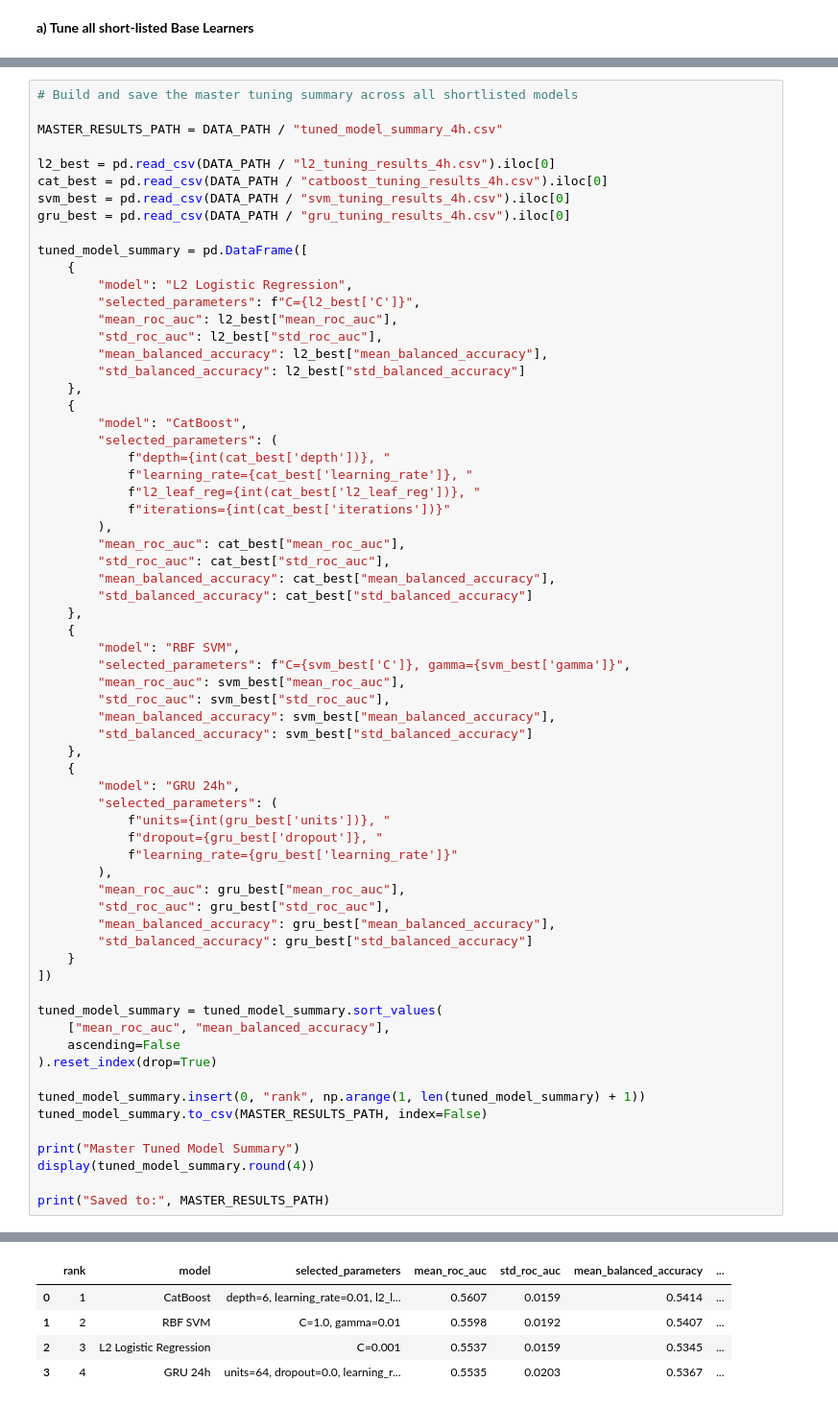
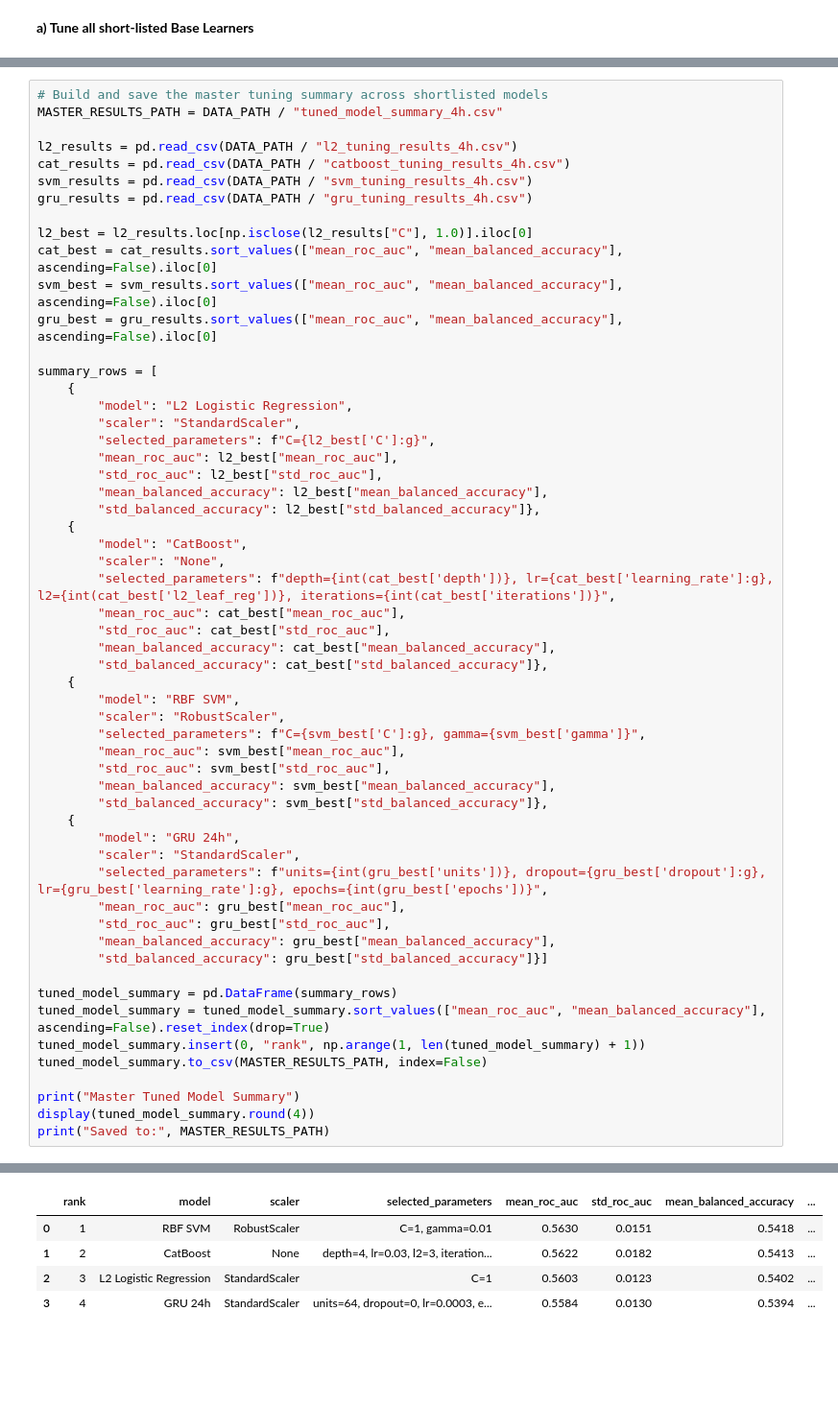
Before and after one commit to jade-lam/CQF, a Jupyter notebook: CQF_Final_Project.ipynb, the cells around one changed output, grey strips where cells are left out. Shown at 96% size. Saved outputs shown, nothing was run; the diff lists cells and outputs as text; blank space fills up the shorter version.

```diff
--- a/CQF_Final_Project.ipynb
+++ b/CQF_Final_Project.ipynb
@@ -5774,74 +5764,64 @@ Final results saved to: /content/drive/MyDrive/Colab Notebooks/CQF_final_project
 # %%
-# Build and save the master tuning summary across all shortlisted models
-
+# Build and save the master tuning summary across shortlisted models
 MASTER_RESULTS_PATH = DATA_PATH / "tuned_model_summary_4h.csv"
 
-l2_best = pd.read_csv(DATA_PATH / "l2_tuning_results_4h.csv").iloc[0]
-cat_best = pd.read_csv(DATA_PATH / "catboost_tuning_results_4h.csv").iloc[0]
-svm_best = pd.read_csv(DATA_PATH / "svm_tuning_results_4h.csv").iloc[0]
-gru_best = pd.read_csv(DATA_PATH / "gru_tuning_results_4h.csv").iloc[0]
+l2_results = pd.read_csv(DATA_PATH / "l2_tuning_results_4h.csv")
+cat_results = pd.read_csv(DATA_PATH / "catboost_tuning_results_4h.csv")
+svm_results = pd.read_csv(DATA_PATH / "svm_tuning_results_4h.csv")
+gru_results = pd.read_csv(DATA_PATH / "gru_tuning_results_4h.csv")
 
-tuned_model_summary = pd.DataFrame([
+l2_best = l2_results.loc[np.isclose(l2_results["C"], 1.0)].iloc[0]
+cat_best = cat_results.sort_values(["mean_roc_auc", "mean_balanced_accuracy"], ascending=False).iloc[0]
+svm_best = svm_results.sort_values(["mean_roc_auc", "mean_balanced_accuracy"], ascending=False).iloc[0]
+gru_best = gru_results.sort_values(["mean_roc_auc", "mean_balanced_accuracy"], ascending=False).iloc[0]
+
+summary_rows = [
     {
         "model": "L2 Logistic Regression",
-        "selected_parameters": f"C={l2_best['C']}",
+        "scaler": "StandardScaler",
+        "selected_parameters": f"C={l2_best['C']:g}",
         "mean_roc_auc": l2_best["mean_roc_auc"],
         "std_roc_auc": l2_best["std_roc_auc"],
         "mean_balanced_accuracy": l2_best["mean_balanced_accuracy"],
-        "std_balanced_accuracy": l2_best["std_balanced_accuracy"]
-    },
+        "std_balanced_accuracy": l2_best["std_balanced_accuracy"]},
     {
         "model": "CatBoost",
-        "selected_parameters": (
-            f"depth={int(cat_best['depth'])}, "
-            f"learning_rate={cat_best['learning_rate']}, "
-            f"l2_leaf_reg={int(cat_best['l2_leaf_reg'])}, "
-            f"iterations={int(cat_best['iterations'])}"
-        ),
+        "scaler": "None",
+        "selected_parameters": f"depth={int(cat_best['depth'])}, lr={cat_best['learning_rate']:g}, l2={int(cat_best['l2_leaf_reg'])}, iterations={int(cat_best['iterations'])}",
         "mean_roc_auc": cat_best["mean_roc_auc"],
         "std_roc_auc": cat_best["std_roc_auc"],
         "mean_balanced_accuracy": cat_best["mean_balanced_accuracy"],
-        "std_balanced_accuracy": cat_best["std_balanced_accuracy"]
-    },
+        "std_balanced_accuracy": cat_best["std_balanced_accuracy"]},
     {
         "model": "RBF SVM",
-        "selected_parameters": f"C={svm_best['C']}, gamma={svm_best['gamma']}",
+        "scaler": "RobustScaler",
+        "selected_parameters": f"C={svm_best['C']:g}, gamma={svm_best['gamma']}",
         "mean_roc_auc": svm_best["mean_roc_auc"],
         "std_roc_auc": svm_best["std_roc_auc"],
         "mean_balanced_accuracy": svm_best["mean_balanced_accuracy"],
-        "std_balanced_accuracy": svm_best["std_balanced_accuracy"]
-    },
+        "std_balanced_accuracy": svm_best["std_balanced_accuracy"]},
     {
         "model": "GRU 24h",
-        "selected_parameters": (
-            f"units={int(gru_best['units'])}, "
-            f"dropout={gru_best['dropout']}, "
-            f"learning_rate={gru_best['learning_rate']}"
-        ),
+        "scaler": "StandardScaler",
+        "selected_parameters": f"units={int(gru_best['units'])}, dropout={gru_best['dropout']:g}, lr={gru_best['learning_rate']:g}, epochs={int(gru_best['epochs'])}",
         "mean_roc_auc": gru_best["mean_roc_auc"],
         "std_roc_auc": gru_best["std_roc_auc"],
         "mean_balanced_accuracy": gru_best["mean_balanced_accuracy"],
-        "std_balanced_accuracy": gru_best["std_balanced_accuracy"]
-    }
-])
+        "std_balanced_accuracy": gru_best["std_balanced_accuracy"]}]
 
-tuned_model_summary = tuned_model_summary.sort_values(
-    ["mean_roc_auc", "mean_balanced_accuracy"],
-    ascending=False
-).reset_index(drop=True)
-
+tuned_model_summary = pd.DataFrame(summary_rows)
+tuned_model_summary = tuned_model_summary.sort_values(["mean_roc_auc", "mean_balanced_accuracy"], ascending=False).reset_index(drop=True)
 tuned_model_summary.insert(0, "rank", np.arange(1, len(tuned_model_summary) + 1))
 tuned_model_summary.to_csv(MASTER_RESULTS_PATH, index=False)
 
 print("Master Tuned Model Summary")
 display(tuned_model_summary.round(4))
-
 print("Saved to:", MASTER_RESULTS_PATH)
 # %% [output]
 Master Tuned Model Summary
-|  | rank | model | selected_parameters | mean_roc_auc | std_roc_auc | mean_balanced_accuracy | ... |
-| 0 | 1 | CatBoost | depth=6, learning_rate=0.01, l2_l... | 0.5607 | 0.0159 | 0.5414 | ... |
-| 1 | 2 | RBF SVM | C=1.0, gamma=0.01 | 0.5598 | 0.0192 | 0.5407 | ... |
-| 2 | 3 | L2 Logistic Regression | C=0.001 | 0.5537 | 0.0159 | 0.5345 | ... |
-| 3 | 4 | GRU 24h | units=64, dropout=0.0, learning_r... | 0.5535 | 0.0203 | 0.5367 | ... |
+|  | rank | model | scaler | selected_parameters | mean_roc_auc | std_roc_auc | mean_balanced_accuracy | ... |
+| 0 | 1 | RBF SVM | RobustScaler | C=1, gamma=0.01 | 0.5630 | 0.0151 | 0.5418 | ... |
+| 1 | 2 | CatBoost | None | depth=4, lr=0.03, l2=3, iteration... | 0.5622 | 0.0182 | 0.5413 | ... |
+| 2 | 3 | L2 Logistic Regression | StandardScaler | C=1 | 0.5603 | 0.0123 | 0.5402 | ... |
+| 3 | 4 | GRU 24h | StandardScaler | units=64, dropout=0, lr=0.0003, e... | 0.5584 | 0.0130 | 0.5394 | ... |
 Saved to: /content/drive/MyDrive/Colab Notebooks/CQF_final_project/data/tuned_model_summary_4h.csv
```
Also changed, not shown: parts of 50 cells of this notebook.
